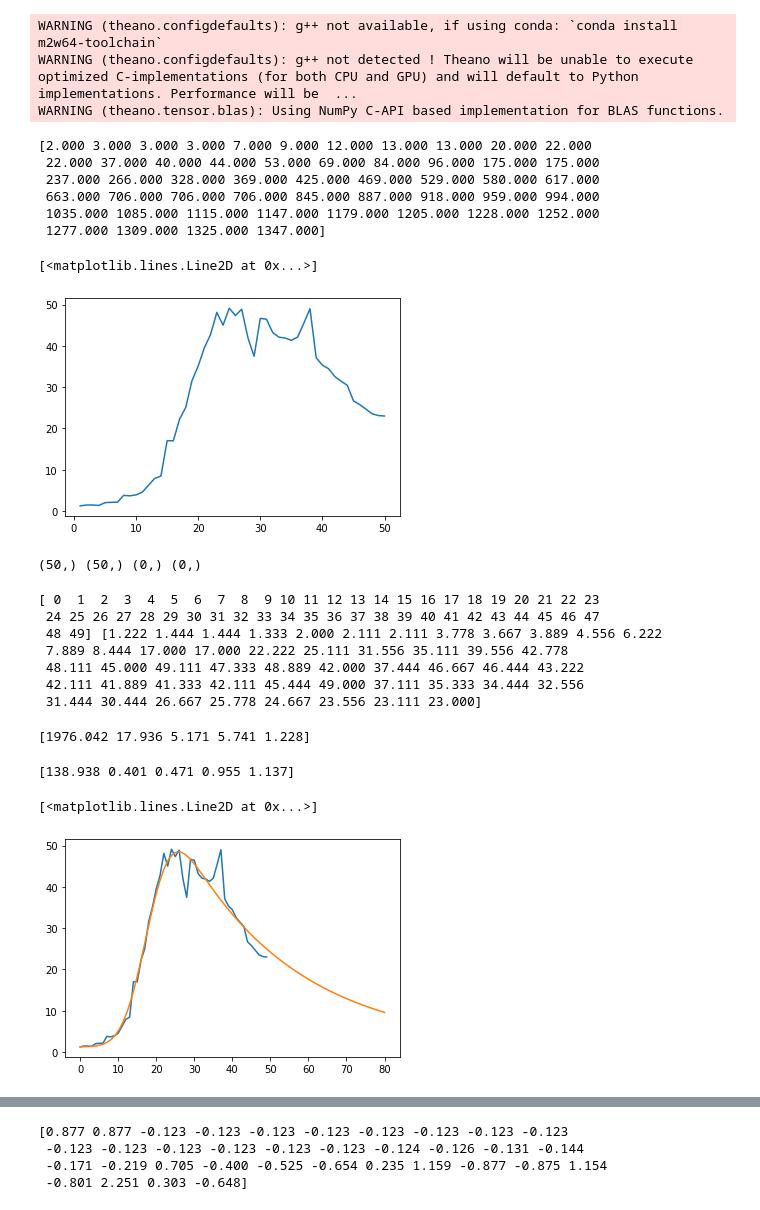
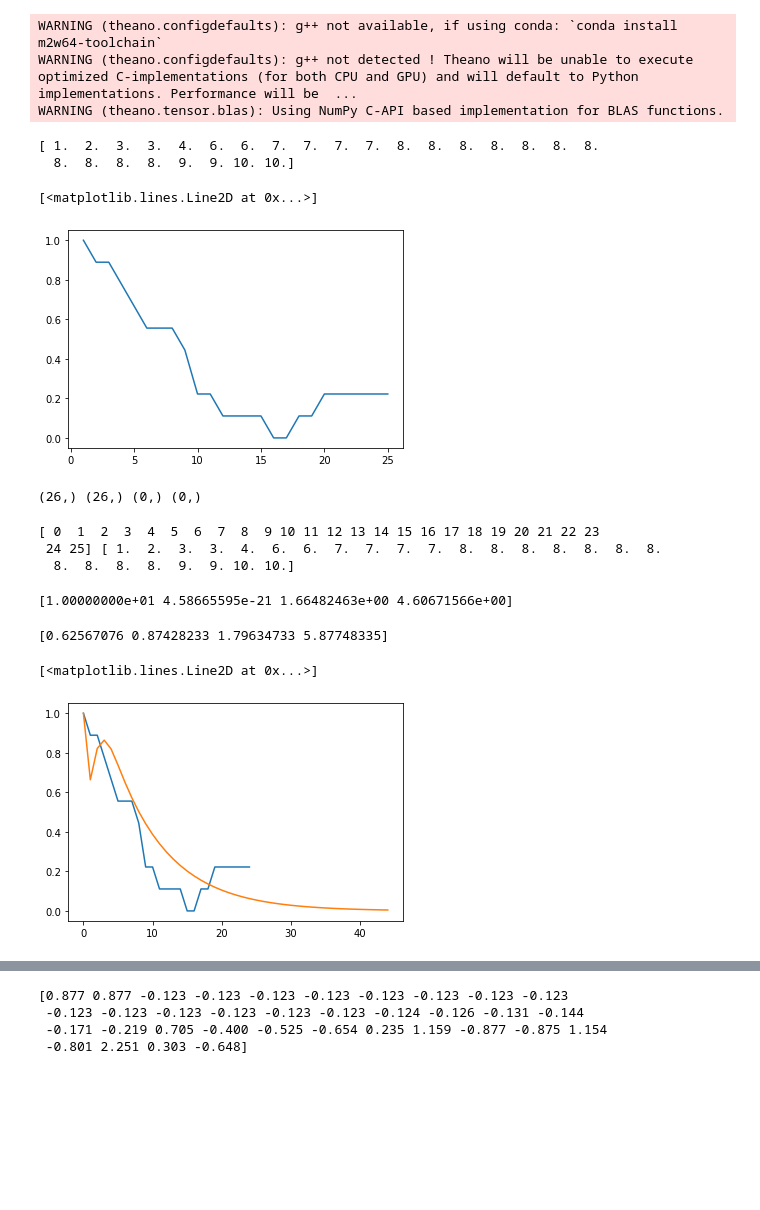
Before and after one commit to KevinHuang8/COVID19-prediction, a Jupyter notebook: models/curvefit.ipynb, the cells around one changed output, grey strips where cells are left out. Drawn from its saved outputs; the diff is of its cells as text; code cells hidden in the pictures; blank space fills up the shorter version.

```diff
--- a/models/curvefit.ipynb
+++ b/models/curvefit.ipynb
@@ -31,7 +31,7 @@ deaths = datadict['deaths_raw']
 demographics = u.load_demographics_data()
 pop = demographics['total_pop']
 # %%
-county = 1879
+county = 3111
 z = deaths[county]
 z = z[z != 0]
 init = [z[0]]
@@ -40,12 +40,8 @@ init.append(z1[0])
 z2 = np.diff(z1)
 print(z)
 # %% [output]
-[2.000 3.000 3.000 3.000 7.000 9.000 12.000 13.000 13.000 20.000 22.000
- 22.000 37.000 40.000 44.000 53.000 69.000 84.000 96.000 175.000 175.000
- 237.000 266.000 328.000 369.000 425.000 469.000 529.000 580.000 617.000
- 663.000 706.000 706.000 706.000 845.000 887.000 918.000 959.000 994.000
- 1035.000 1085.000 1115.000 1147.000 1179.000 1205.000 1228.000 1252.000
- 1277.000 1309.000 1325.000 1347.000]
+[ 1.  2.  3.  3.  4.  6.  6.  7.  7.  7.  7.  8.  8.  8.  8.  8.  8.  8.
+  8.  8.  8.  8.  9.  9. 10. 10.]
 # %%
 z_smooth = smooth_timeseries(z1, 9)
 # %%
@@ -54,9 +50,9 @@ x = np.linspace(1, y.shape[0], y.shape[0])
 plt.plot(x, y)
 # %% [output]
 [<matplotlib.lines.Line2D at 0x...>]
-[figure, old version]
+[figure, new version]
 # %%
-dat = z_smooth
+dat = z
 
 validation_steps = 0
 
@@ -68,17 +64,13 @@ y_test = dat[dat.shape[0] - validation_steps:]
 
 print(X_train.shape, y_train.shape, X_test.shape, y_test.shape)
 # %% [output]
-(50,) (50,) (0,) (0,)
+(26,) (26,) (0,) (0,)
 # %%
 print(X_train, y_train)
 # %% [output]
 [ 0  1  2  3  4  5  6  7  8  9 10 11 12 13 14 15 16 17 18 19 20 21 22 23
- 24 25 26 27 28 29 30 31 32 33 34 35 36 37 38 39 40 41 42 43 44 45 46 47
- 48 49] [1.222 1.444 1.444 1.333 2.000 2.111 2.111 3.778 3.667 3.889 4.556 6.222
- 7.889 8.444 17.000 17.000 22.222 25.111 31.556 35.111 39.556 42.778
- 48.111 45.000 49.111 47.333 48.889 42.000 37.444 46.667 46.444 43.222
- 42.111 41.889 41.333 42.111 45.444 49.000 37.111 35.333 34.444 32.556
- 31.444 30.444 26.667 25.778 24.667 23.556 23.111 23.000]
+ 24 25] [ 1.  2.  3.  3.  4.  6.  6.  7.  7.  7.  7.  8.  8.  8.  8.  8.  8.  8.
+  8.  8.  8.  8.  9.  9. 10. 10.]
 # %%
 def erf_model(x, max_val, loc, scale):
     return max_val*(1 + scipy.special.erf(scale*(x - loc)))
@@ -89,43 +81,43 @@ def skew_model(x, max_val, loc, scale, a, shift):
 def exp_model(x, max_val, loc, scale, K, shift):
     return max_val*stats.exponnorm.pdf(x, K, loc, scale) + shift
 
-def exp_modelcdf(x, max_val, loc, scale, K, shift):
-    return max_val*stats.exponnorm.cdf(x, K, loc, scale) + shift
+def exp_modelcdf(x, max_val, loc, scale, K):
+    return max_val*stats.exponnorm.cdf(x, K, loc, scale)
 
 erf_bounds = ([-np.inf, -np.inf, -np.inf], [np.inf, np.inf, np.inf])
-other_bounds = ([z.max(), 0, 0, 0, 0], [100*z.max(), np.inf, np.inf, 10, np.inf])
+other_bounds = ([z.max(), 0, 0, 0], [100*z.max(), np.inf, np.inf, 10])
 
-model = exp_model
+model = exp_modelcdf
 bounds = other_bounds
 popt, pcov = curve_fit(model, X_train, y_train, bounds=bounds)
 # %%
 print(popt)
 # %% [output]
-[1976.042 17.936 5.171 5.741 1.228]
+[1.00000000e+01 4.58665595e-21 1.66482463e+00 4.60671566e+00]
 # %%
 errors = np.sqrt(np.diag(pcov))
 print(errors)
 # %% [output]
-[138.938 0.401 0.471 0.955 1.137]
+[0.62567076 0.87428233 1.79634733 5.87748335]
 # %%
 d = z_smooth
 x = np.linspace(0, d.shape[0] - 1, d.shape[0])
 y = d
 plt.plot(x, y)
 
-x = np.linspace(0, 80, 1000)
-y = exp_model(x, *popt)
-# x = np.linspace(0, d.shape[0] + 19, d.shape[0] + 20)
-# y = exp_modelcdf(x, *popt)
-# y0 = [z[0]]
-# y = np.concatenate([y0, np.diff(y)])
+# x = np.linspace(0, 80, 1000)
+# y = exp_model(x, *popt)
+x = np.linspace(0, d.shape[0] + 19, d.shape[0] + 20)
+y = exp_modelcdf(x, *popt)
+y0 = [z[0]]
+y = np.concatenate([y0, np.diff(y)])
 plt.plot(x, y)
 
 #plt.plot(X_train, y_train, marker='o', linewidth=0)
 #plt.plot(X_test, y_test, marker='o', linewidth=0)
 # %% [output]
 [<matplotlib.lines.Line2D at 0x...>]
-[figure, old version]
+[figure, new version]
 # %%
 d = z
 x = np.linspace(1, d.shape[0], d.shape[0])
```
Also changed, not shown: parts of 27 cells of this notebook, 9 other files.
